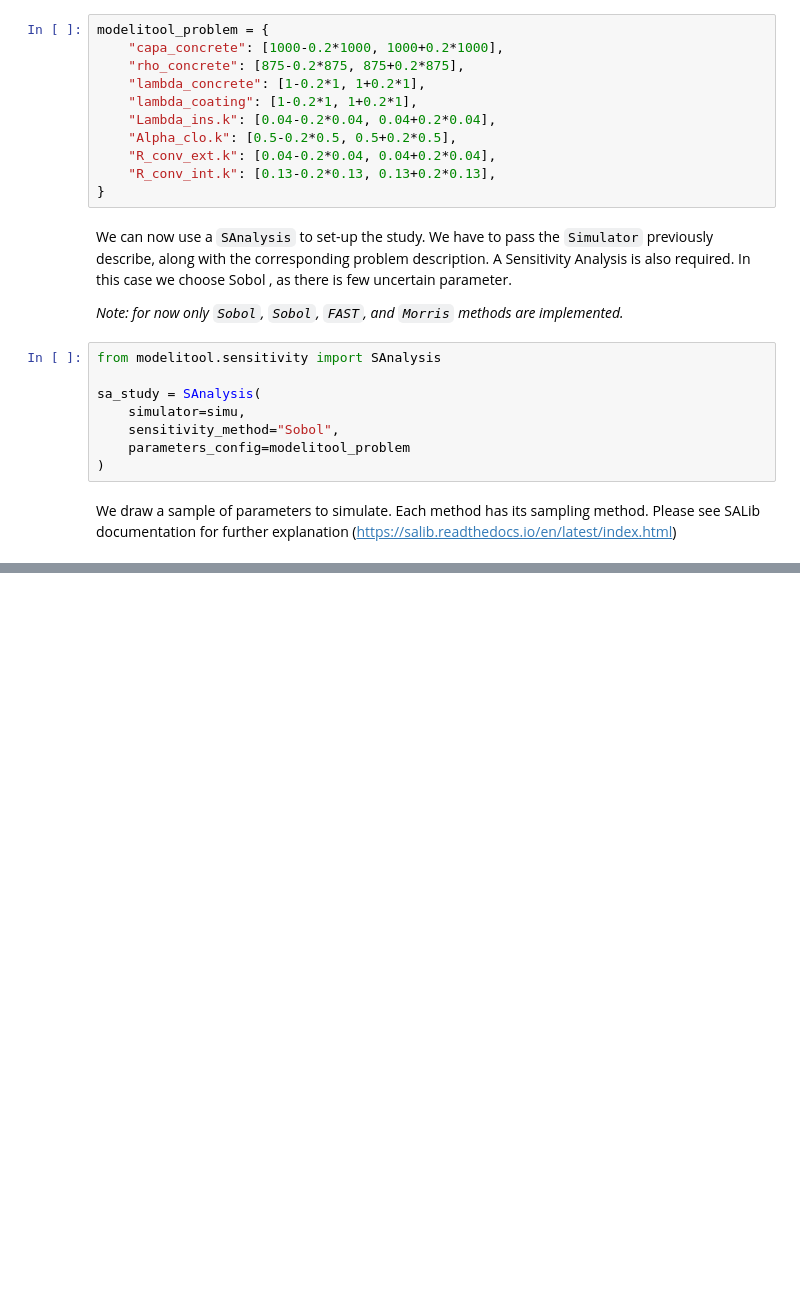
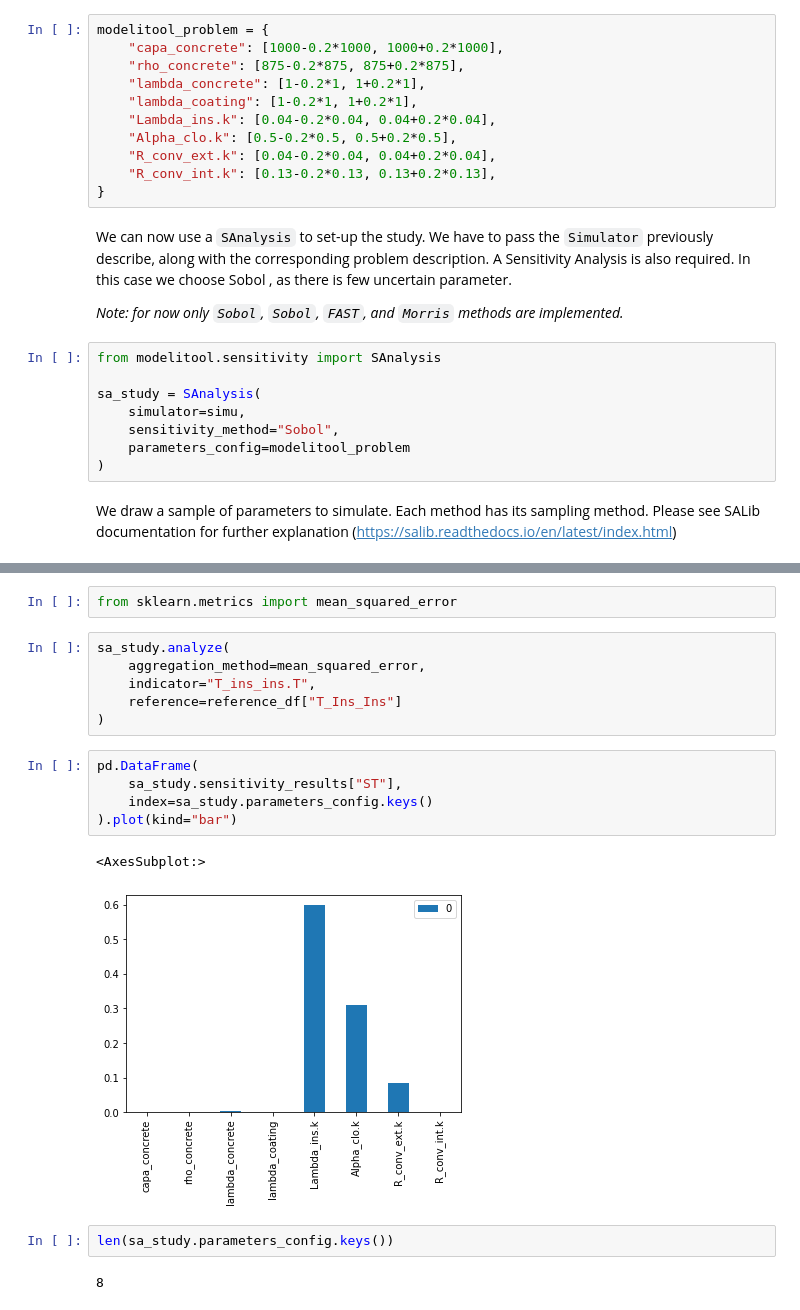
Before and after one commit to BuildingEnergySimulationTools/modelitool, a Jupyter notebook: tutorials/CH2_Physical_model_and_Sensitivity_Analysis.ipynb, the cells around one changed output, grey strips where cells are left out. Saved outputs shown, nothing was run; the diff lists cells and outputs as text; blank space fills up the shorter version.

```diff
--- a/tutorials/CH2_Physical_model_and_Sensitivity_Analysis.ipynb
+++ b/tutorials/CH2_Physical_model_and_Sensitivity_Analysis.ipynb
@@ -227,0 +256,20 @@ sa_study.run_simulations()
+# %%
+from sklearn.metrics import mean_squared_error
+# %%
+sa_study.analyze(
+    aggregation_method=mean_squared_error,
+    indicator="T_ins_ins.T",
+    reference=reference_df["T_Ins_Ins"]
+)
+# %%
+pd.DataFrame(
+    sa_study.sensitivity_results["ST"],
+    index=sa_study.parameters_config.keys()
+).plot(kind="bar")
+# %% [output]
+<AxesSubplot:>
+[figure, added]
+# %%
+len(sa_study.parameters_config.keys())
+# %% [output]
+8
```
Also changed, not shown: parts of 11 cells of this notebook.
